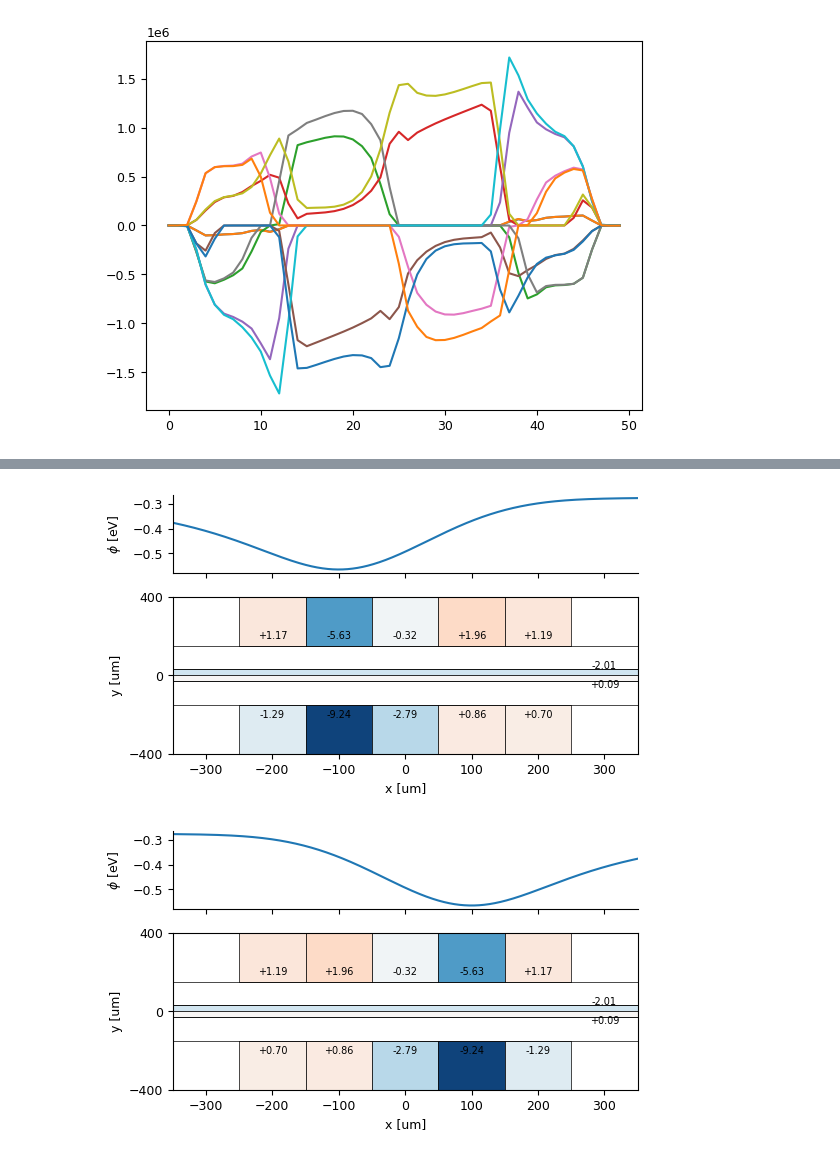
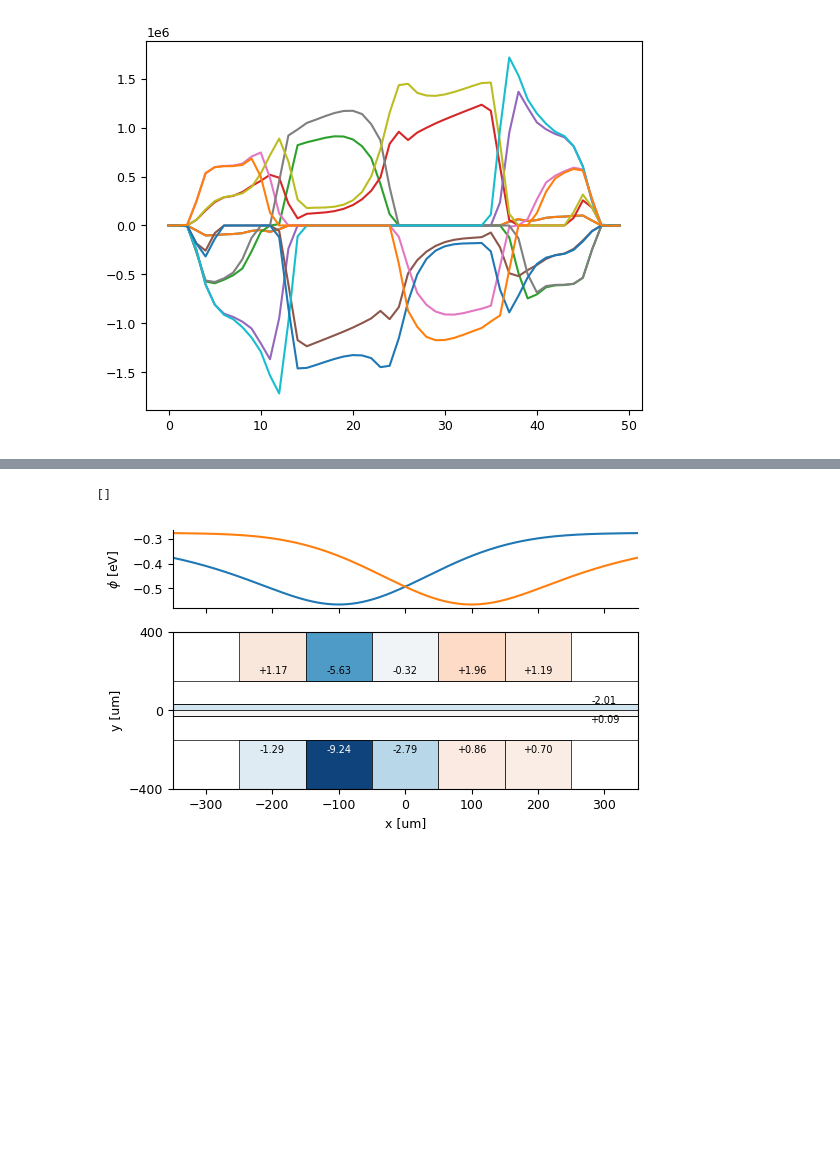
Before and after one commit to tiqi-group/pytrans-examples, a Jupyter notebook: examples/03_transport.ipynb, the cells around one changed output, grey strips where cells are left out. Cells and saved outputs as stored; diff of their text form; code cells hidden in the pictures; blank space fills up the shorter version.

```diff
--- a/examples/03_transport.ipynb
+++ b/examples/03_transport.ipynb
@@ -187,6 +167,12 @@ INFO:matplotlib.animation:MovieWriter._run: running command: ffmpeg -f rawvideo
-# %%
-_ = plot_voltages_on_trap(trap, waveform[0])
-_ = plot_voltages_on_trap(trap, waveform[-1])
-# %% [output]
-[figure, removed]
-[figure, removed]
+# %%
+fig, (ax, ax0) = plot_voltages_on_trap(trap, waveform[0])
+# _ = plot_voltages_on_trap(trap, waveform[-1])
+x = trap.x
+p = trap.potential(waveform[-1], x, 0, trap.z0, Ca40.mass_amu)
+ax.plot(x*1e6, p)
+ax.set(
+    # xlim=(-450, 450)
+)
+# %% [output]
+[]
+[figure, added]
```
Also changed, not shown: parts of 8 cells of this notebook, 7 other files.
